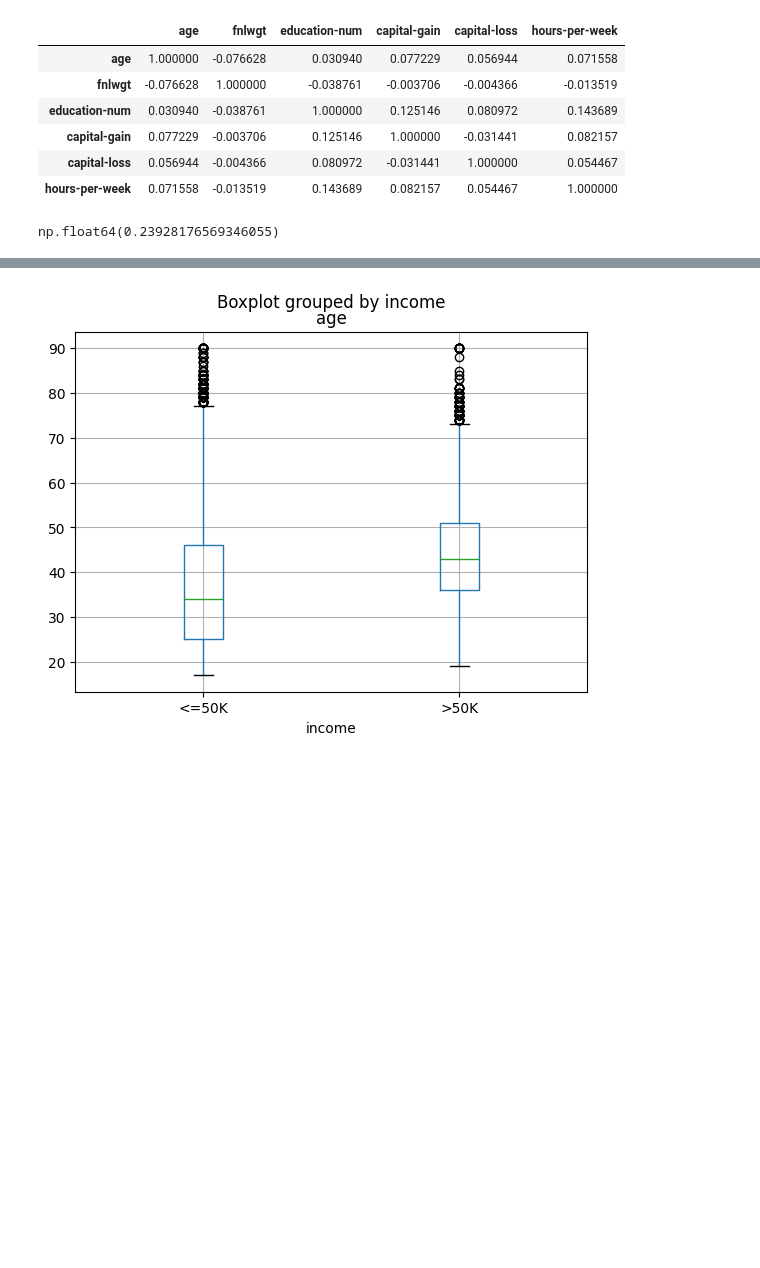
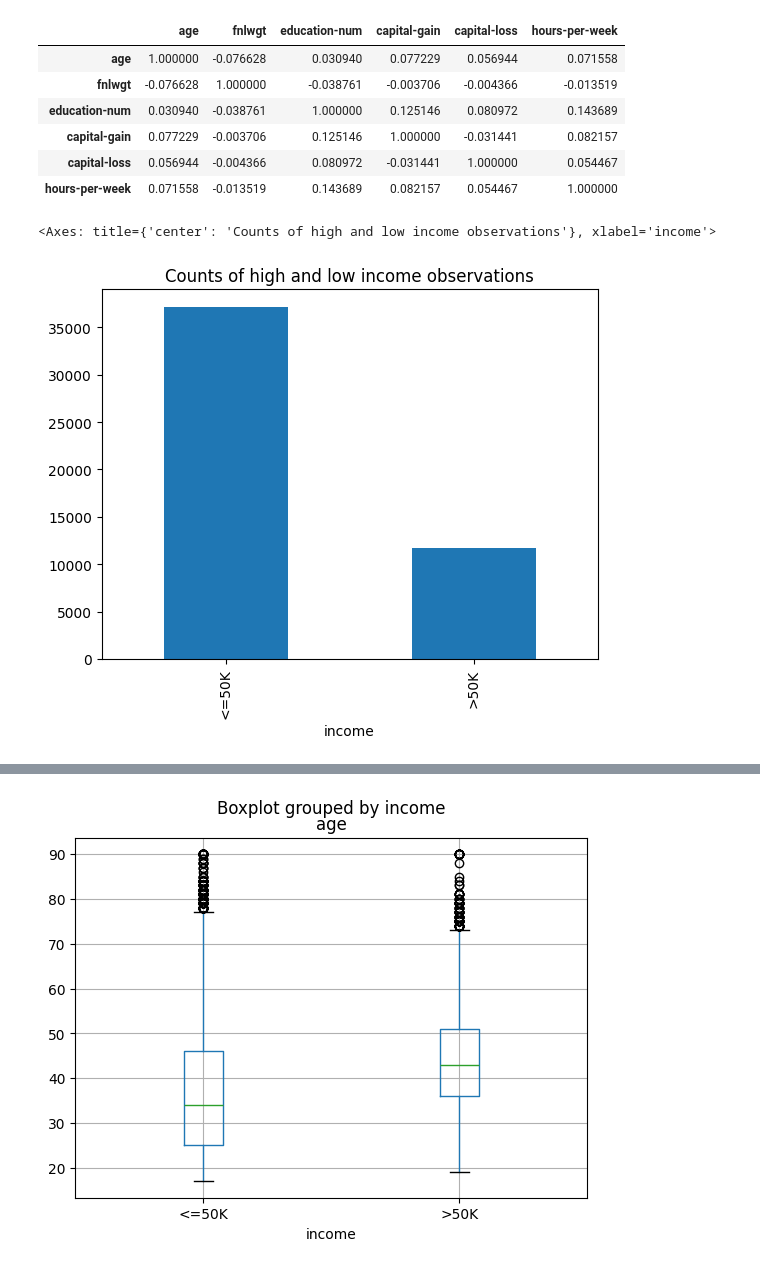
Before and after one commit to jonathanykwong/annual-income, a Jupyter notebook: annual-income.ipynb, the cells around one changed output, grey strips where cells are left out. Drawn from its saved outputs; the diff is of its cells as text; code cells hidden in the pictures; blank space fills up the shorter version.

Commit message:
created additional visualizations

```diff
--- a/annual-income.ipynb
+++ b/annual-income.ipynb
@@ -89,8 +89,8 @@ adult_eda.corr(numeric_only=True)
 | capital-gain | 0.077229 | -0.003706 | 0.125146 | 1.000000 | -0.031441 | 0.082157 |
 | capital-loss | 0.056944 | -0.004366 | 0.080972 | -0.031441 | 1.000000 | 0.054467 |
 | hours-per-week | 0.071558 | -0.013519 | 0.143689 | 0.082157 | 0.054467 | 1.000000 |
-# %%
-# proportion of sample that have an income >50K
-np.mean(adult_eda['income'] == '>50K')
-# %% [output]
-np.float64(0.23928176569346055)
+# %%
+adult_eda['income'].value_counts().plot.bar(title='Counts of high and low income observations')
+# %% [output]
+<Axes: title={'center': 'Counts of high and low income observations'}, xlabel='income'>
+[figure, added]
```
Also changed, not shown: parts of 3 cells of this notebook.
